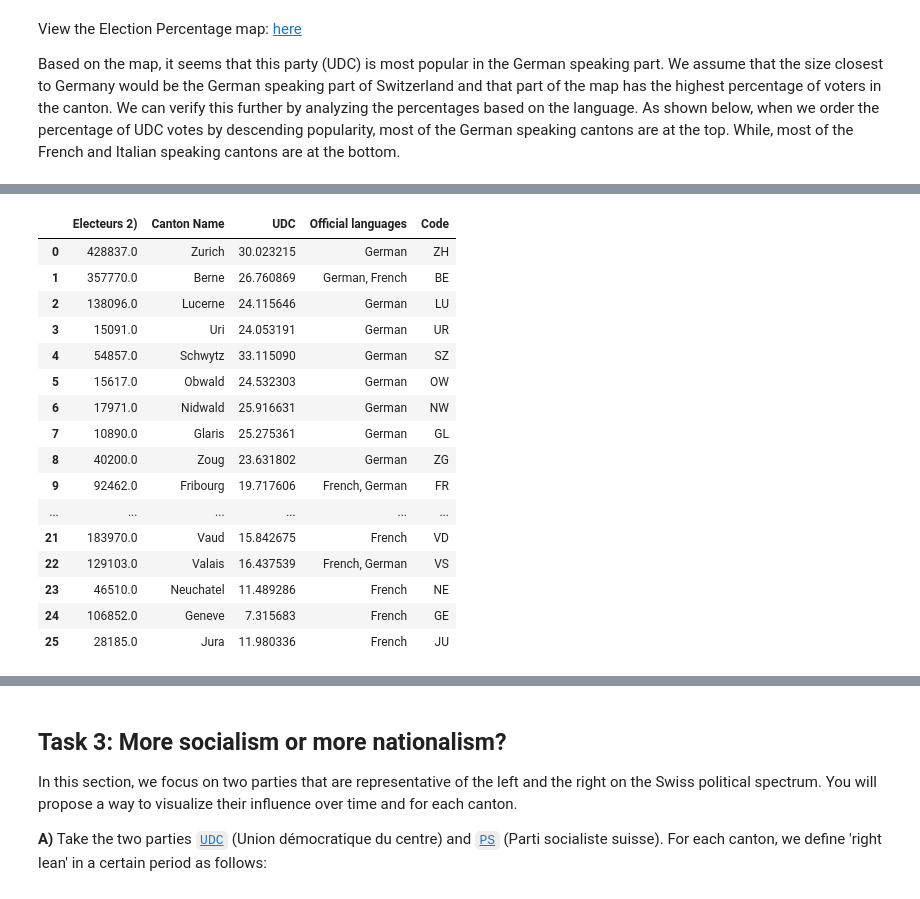
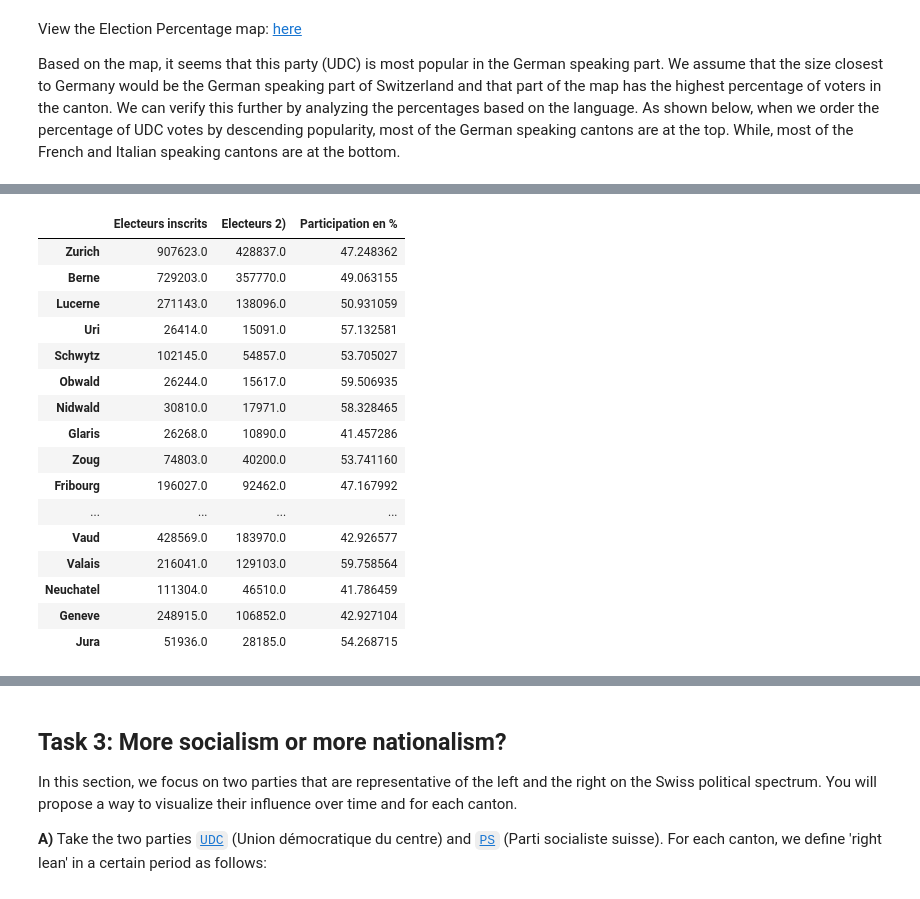
Before and after one commit to kareen2707/Folium, a Jupyter notebook: HW2_main.ipynb, the cells around one changed output, grey strips where cells are left out. Saved outputs shown, nothing was run; the diff lists cells and outputs as text; code cells hidden in the pictures.

```diff
--- a/HW2_main.ipynb
+++ b/HW2_main.ipynb
@@ -314,0 +275,9 @@ voting_data.index.tolist()
+# %%
+def formatCantonIndex(df):
+    # removing accents from name of cantons
+    df.index=df.index.str.replace("â", "a")
+    df.index=df.index.str.replace("è", "e")
+    df.index=df.index.str.replace("-", " ")
+
+    #removing numbers from name of cantons
+    df.index = df.index.str.replace('[0-9].*$', '')
@@ -405,52 +396,39 @@ df[['UDC', 'Official languages']].sort_values(by=['UDC'], ascending=False)
 # %%
 # read the national council elections file
-participation_file = data_folder + 'national_council_elections.xlsx'
+participation_file = os.path.join(data_folder, 'national_council_elections.xlsx')
 name_sheet = '2015'
 participation_data = pd.read_excel(participation_file,
     sheet_name=name_sheet,
     index_col=0, header=3,
     nrows=(35 - 4))
 
 # removing empty rows
 participation_data = participation_data[participation_data.index.notnull()]
 # format participation_data, same as previously done with voting_data
 formatCantonIndex(participation_data)
 # remove total row
 participation_data.drop('Total', inplace=True)
-
 # remove trailing spaces for df and participation_data
-df['Canton Name'] = df['Canton Name'].str.strip()
 participation_data.index = participation_data.index.str.strip()
 # changing Saint-Gall to St. Gall
-participation_data.rename(
-    index={'Saint Gall': 'St. Gall'}, inplace=True
-)
+participation_data.rename(index={'Saint Gall': 'St. Gall'}, inplace=True)
 
-# join voting_data with participation_data
-df_pop=participation_data[['Electeurs 2)']].merge(
-    df, left_index=True,
-    right_on='Canton Name',
-    how='outer'
-)
-# using join outer, we can see that there are only 2 Cantons
-# where we do not have data as expected
-
-df_pop
+participation_data
 # %% [output]
-|  | Electeurs 2) | Canton Name | UDC | Official languages | Code |
-| 0 | 428837.0 | Zurich | 30.023215 | German | ZH |
-| 1 | 357770.0 | Berne | 26.760869 | German, French | BE |
-| 2 | 138096.0 | Lucerne | 24.115646 | German | LU |
-| 3 | 15091.0 | Uri | 24.053191 | German | UR |
-| 4 | 54857.0 | Schwytz | 33.115090 | German | SZ |
-| 5 | 15617.0 | Obwald | 24.532303 | German | OW |
-| 6 | 17971.0 | Nidwald | 25.916631 | German | NW |
-| 7 | 10890.0 | Glaris | 25.275361 | German | GL |
-| 8 | 40200.0 | Zoug | 23.631802 | German | ZG |
-| 9 | 92462.0 | Fribourg | 19.717606 | French, German | FR |
-| ... | ... | ... | ... | ... | ... |
-| 21 | 183970.0 | Vaud | 15.842675 | French | VD |
-| 22 | 129103.0 | Valais | 16.437539 | French, German | VS |
-| 23 | 46510.0 | Neuchatel | 11.489286 | French | NE |
-| 24 | 106852.0 | Geneve | 7.315683 | French | GE |
-| 25 | 28185.0 | Jura | 11.980336 | French | JU |
+|  | Electeurs inscrits | Electeurs 2) | Participation en % |
+| Zurich | 907623.0 | 428837.0 | 47.248362 |
+| Berne | 729203.0 | 357770.0 | 49.063155 |
+| Lucerne | 271143.0 | 138096.0 | 50.931059 |
+| Uri | 26414.0 | 15091.0 | 57.132581 |
+| Schwytz | 102145.0 | 54857.0 | 53.705027 |
+| Obwald | 26244.0 | 15617.0 | 59.506935 |
+| Nidwald | 30810.0 | 17971.0 | 58.328465 |
+| Glaris | 26268.0 | 10890.0 | 41.457286 |
+| Zoug | 74803.0 | 40200.0 | 53.741160 |
+| Fribourg | 196027.0 | 92462.0 | 47.167992 |
+| ... | ... | ... | ... |
+| Vaud | 428569.0 | 183970.0 | 42.926577 |
+| Valais | 216041.0 | 129103.0 | 59.758564 |
+| Neuchatel | 111304.0 | 46510.0 | 41.786459 |
+| Geneve | 248915.0 | 106852.0 | 42.927104 |
+| Jura | 51936.0 | 28185.0 | 54.268715 |
```
Also changed, not shown: parts of 21 cells of this notebook, 4 other files.
